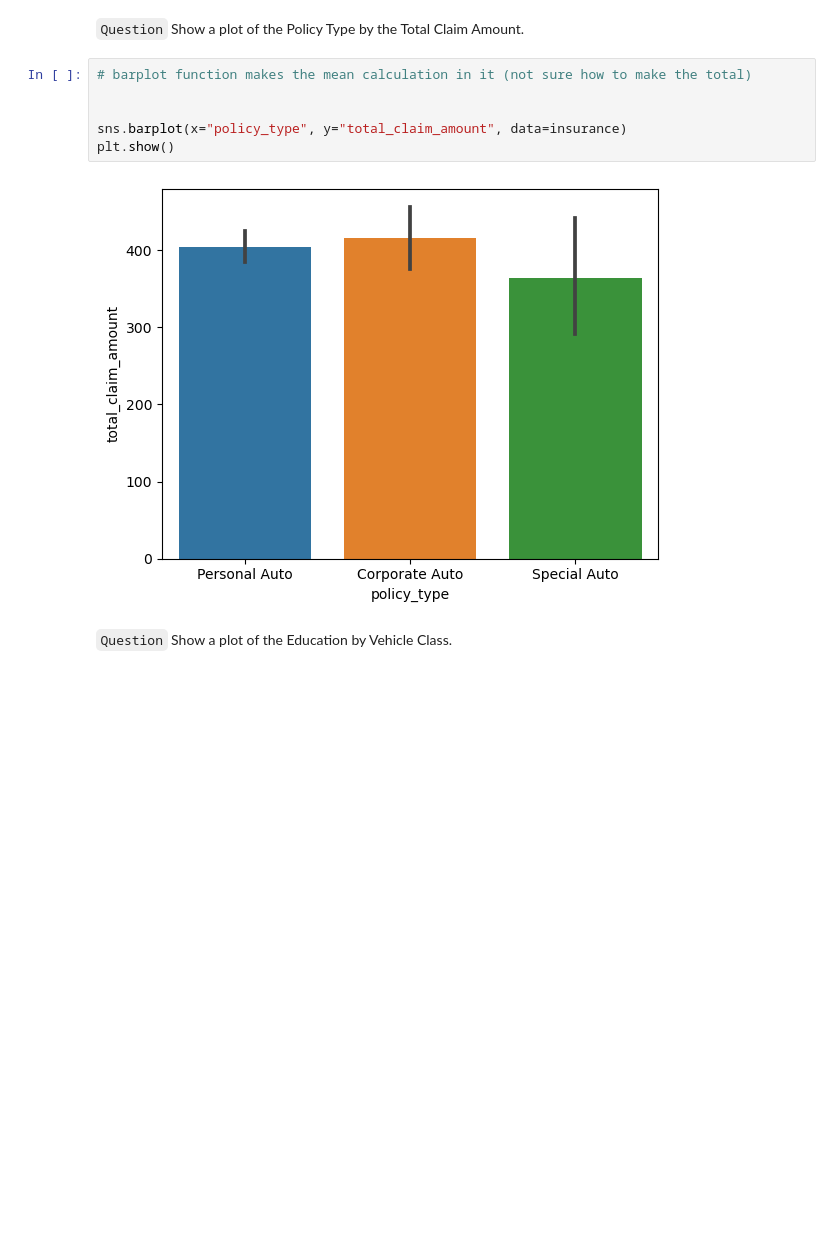
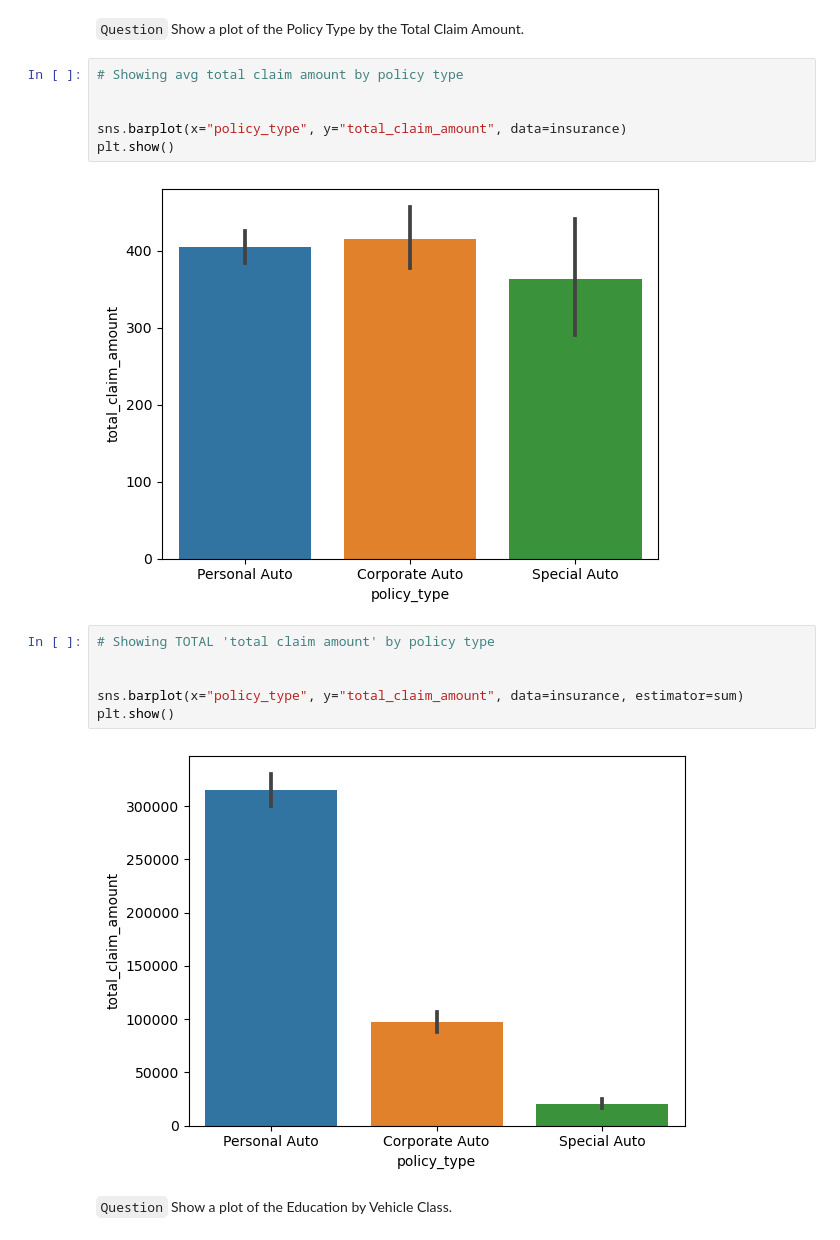
Before and after one commit to mburmicky/lab-dw-data-cleaning-and-formatting, a Jupyter notebook: lab-dw-data-cleaning-and-formatting.ipynb, the cells around one changed output. Saved outputs shown, nothing was run; the diff lists cells and outputs as text; blank space fills up the shorter version.

```diff
--- a/lab-dw-data-cleaning-and-formatting.ipynb
+++ b/lab-dw-data-cleaning-and-formatting.ipynb
@@ -750,13 +719,21 @@ plt.show()
 # %% [markdown]
 `Question` Show a plot of the Policy Type by the Total Claim Amount.
 # %%
-# barplot function makes the mean calculation in it (not sure how to make the total)
+# Showing avg total claim amount by policy type
 
 
 sns.barplot(x="policy_type", y="total_claim_amount", data=insurance)
 plt.show()
 # %% [output]
 [figure]
+# %%
+# Showing TOTAL 'total claim amount' by policy type
+
+
+sns.barplot(x="policy_type", y="total_claim_amount", data=insurance, estimator=sum)
+plt.show()
+# %% [output]
+[figure, added]
 # %% [markdown]
 `Question` Show a plot of the Education by Vehicle Class.
 # %%
```
Also changed, not shown: parts of 95 cells of this notebook.
